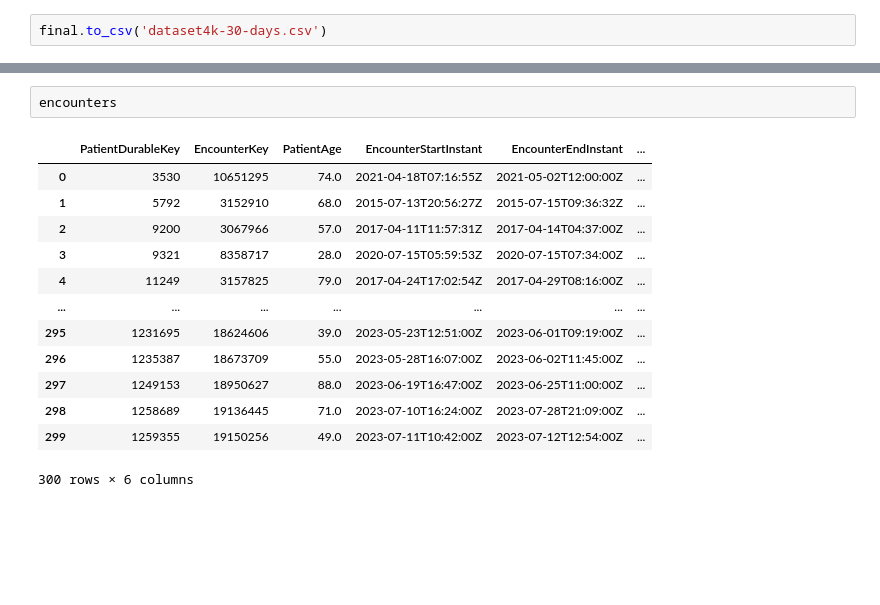
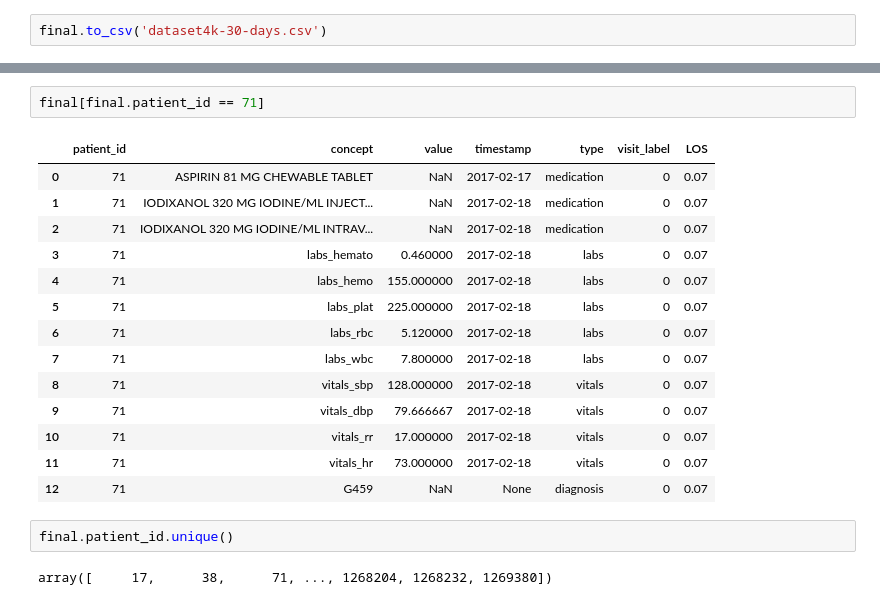
Before and after one commit to nyuad-cai/EHR-RAGp, a Jupyter notebook: notebooks/synthetic-data.ipynb, the cells around one changed output, grey strips where cells are left out. Cells and saved outputs as stored; diff of their text form; blank space fills up the shorter version.

```diff
--- a/notebooks/synthetic-data.ipynb
+++ b/notebooks/synthetic-data.ipynb
@@ -332,16 +316,21 @@ array([   3530,    5792,    9200,    9321,   11249,   11808,   12266,
 # %%
-encounters
+final[final.patient_id == 71]
 # %% [output]
-|  | PatientDurableKey | EncounterKey | PatientAge | EncounterStartInstant | EncounterEndInstant | ... |
-| 0 | 3530 | 10651295 | 74.0 | 2021-04-18T07:16:55Z | 2021-05-02T12:00:00Z | ... |
-| 1 | 5792 | 3152910 | 68.0 | 2015-07-13T20:56:27Z | 2015-07-15T09:36:32Z | ... |
-| 2 | 9200 | 3067966 | 57.0 | 2017-04-11T11:57:31Z | 2017-04-14T04:37:00Z | ... |
-| 3 | 9321 | 8358717 | 28.0 | 2020-07-15T05:59:53Z | 2020-07-15T07:34:00Z | ... |
-| 4 | 11249 | 3157825 | 79.0 | 2017-04-24T17:02:54Z | 2017-04-29T08:16:00Z | ... |
-| ... | ... | ... | ... | ... | ... | ... |
-| 295 | 1231695 | 18624606 | 39.0 | 2023-05-23T12:51:00Z | 2023-06-01T09:19:00Z | ... |
-| 296 | 1235387 | 18673709 | 55.0 | 2023-05-28T16:07:00Z | 2023-06-02T11:45:00Z | ... |
-| 297 | 1249153 | 18950627 | 88.0 | 2023-06-19T16:47:00Z | 2023-06-25T11:00:00Z | ... |
-| 298 | 1258689 | 19136445 | 71.0 | 2023-07-10T16:24:00Z | 2023-07-28T21:09:00Z | ... |
-| 299 | 1259355 | 19150256 | 49.0 | 2023-07-11T10:42:00Z | 2023-07-12T12:54:00Z | ... |
+|  | patient_id | concept | value | timestamp | type | visit_label | LOS |
+| 0 | 71 | ASPIRIN 81 MG CHEWABLE TABLET | NaN | 2017-02-17 | medication | 0 | 0.07 |
+| 1 | 71 | IODIXANOL 320 MG IODINE/ML INJECT... | NaN | 2017-02-18 | medication | 0 | 0.07 |
+| 2 | 71 | IODIXANOL 320 MG IODINE/ML INTRAV... | NaN | 2017-02-18 | medication | 0 | 0.07 |
+| 3 | 71 | labs_hemato | 0.460000 | 2017-02-18 | labs | 0 | 0.07 |
+| 4 | 71 | labs_hemo | 155.000000 | 2017-02-18 | labs | 0 | 0.07 |
+| 5 | 71 | labs_plat | 225.000000 | 2017-02-18 | labs | 0 | 0.07 |
+| 6 | 71 | labs_rbc | 5.120000 | 2017-02-18 | labs | 0 | 0.07 |
+| 7 | 71 | labs_wbc | 7.800000 | 2017-02-18 | labs | 0 | 0.07 |
+| 8 | 71 | vitals_sbp | 128.000000 | 2017-02-18 | vitals | 0 | 0.07 |
+| 9 | 71 | vitals_dbp | 79.666667 | 2017-02-18 | vitals | 0 | 0.07 |
+| 10 | 71 | vitals_rr | 17.000000 | 2017-02-18 | vitals | 0 | 0.07 |
+| 11 | 71 | vitals_hr | 73.000000 | 2017-02-18 | vitals | 0 | 0.07 |
+| 12 | 71 | G459 | NaN | None | diagnosis | 0 | 0.07 |
-300 rows × 6 columns
+# %%
+final.patient_id.unique()
+# %% [output]
+array([     17,      38,      71, ..., 1268204, 1268232, 1269380])
```
Also changed, not shown: parts of 1 cell of this notebook, 52 other files.
